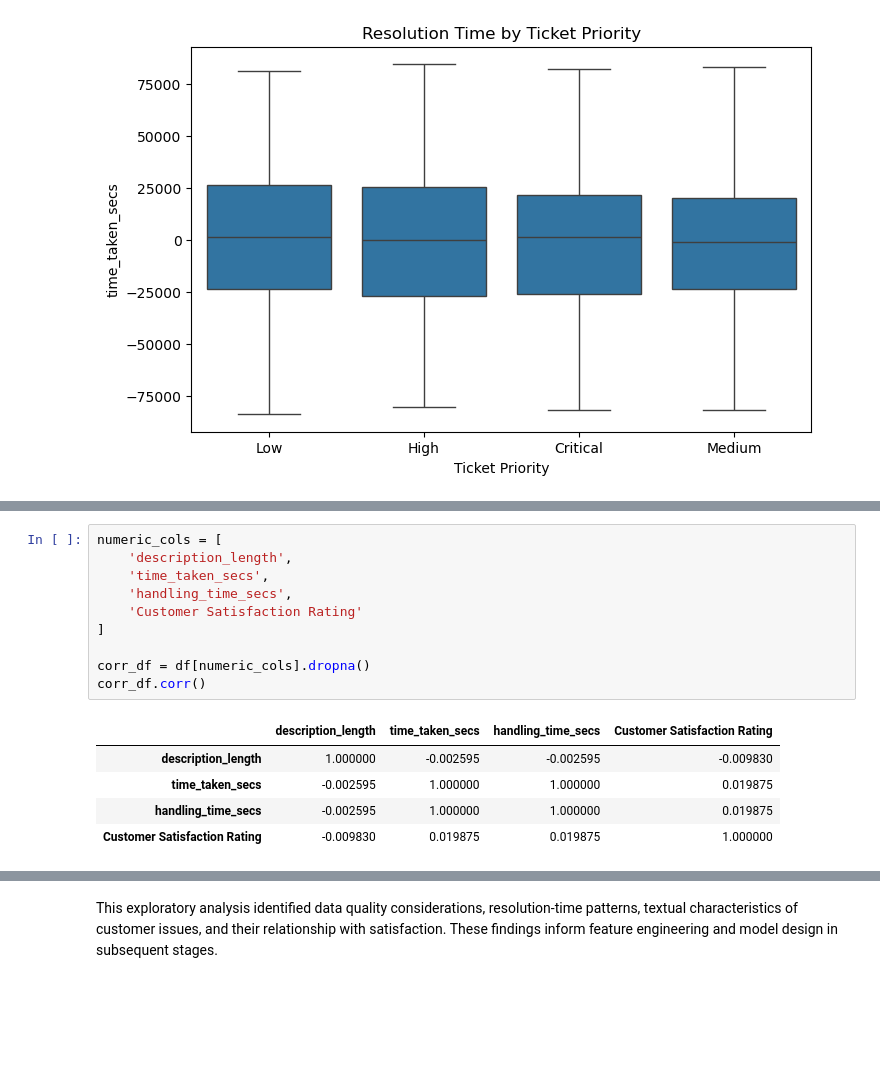
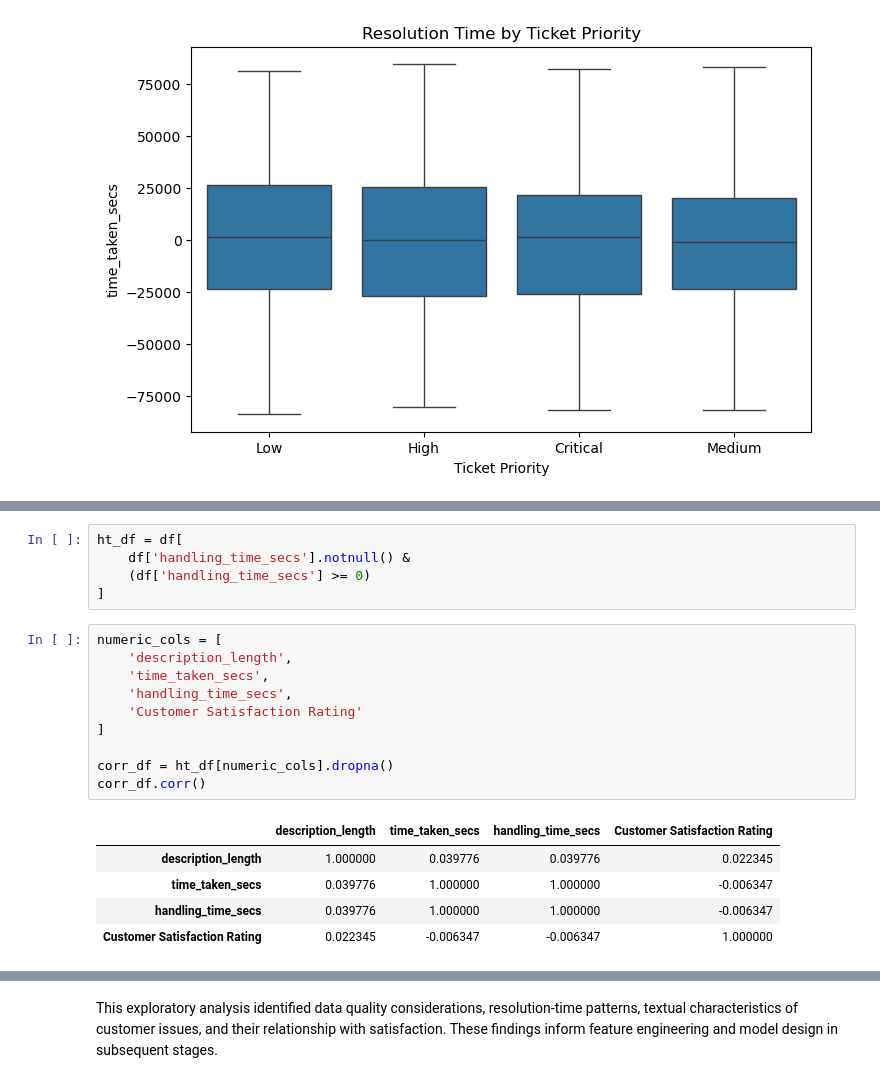
Before and after one commit to kadariramyasri/Lemici_AssignMent_DataEngineering, a Jupyter notebook: notebooks/EDA_Customer_Satisfaction.ipynb, the cells around one changed output, grey strips where cells are left out. Drawn from its saved outputs; the diff is of its cells as text; blank space fills up the shorter version.

```diff
--- a/notebooks/EDA_Customer_Satisfaction.ipynb
+++ b/notebooks/EDA_Customer_Satisfaction.ipynb
@@ -1161,19 +1091,24 @@ common_words
+# %%
+ht_df = df[
+    df['handling_time_secs'].notnull() &
+    (df['handling_time_secs'] >= 0)
+]
 # %%
 numeric_cols = [
     'description_length',
     'time_taken_secs',
     'handling_time_secs',
     'Customer Satisfaction Rating'
 ]
 
-corr_df = df[numeric_cols].dropna()
+corr_df = ht_df[numeric_cols].dropna()
 corr_df.corr()
 # %% [output]
 |  | description_length | time_taken_secs | handling_time_secs | Customer Satisfaction Rating |
-| description_length | 1.000000 | -0.002595 | -0.002595 | -0.009830 |
-| time_taken_secs | -0.002595 | 1.000000 | 1.000000 | 0.019875 |
-| handling_time_secs | -0.002595 | 1.000000 | 1.000000 | 0.019875 |
-| Customer Satisfaction Rating | -0.009830 | 0.019875 | 0.019875 | 1.000000 |
+| description_length | 1.000000 | 0.039776 | 0.039776 | 0.022345 |
+| time_taken_secs | 0.039776 | 1.000000 | 1.000000 | -0.006347 |
+| handling_time_secs | 0.039776 | 1.000000 | 1.000000 | -0.006347 |
+| Customer Satisfaction Rating | 0.022345 | -0.006347 | -0.006347 | 1.000000 |
 # %%
 sns.heatmap(corr_df.corr(), annot=True, cmap='coolwarm')
 plt.title('Correlation Matrix')
```
Also changed, not shown: parts of 29 cells of this notebook.
